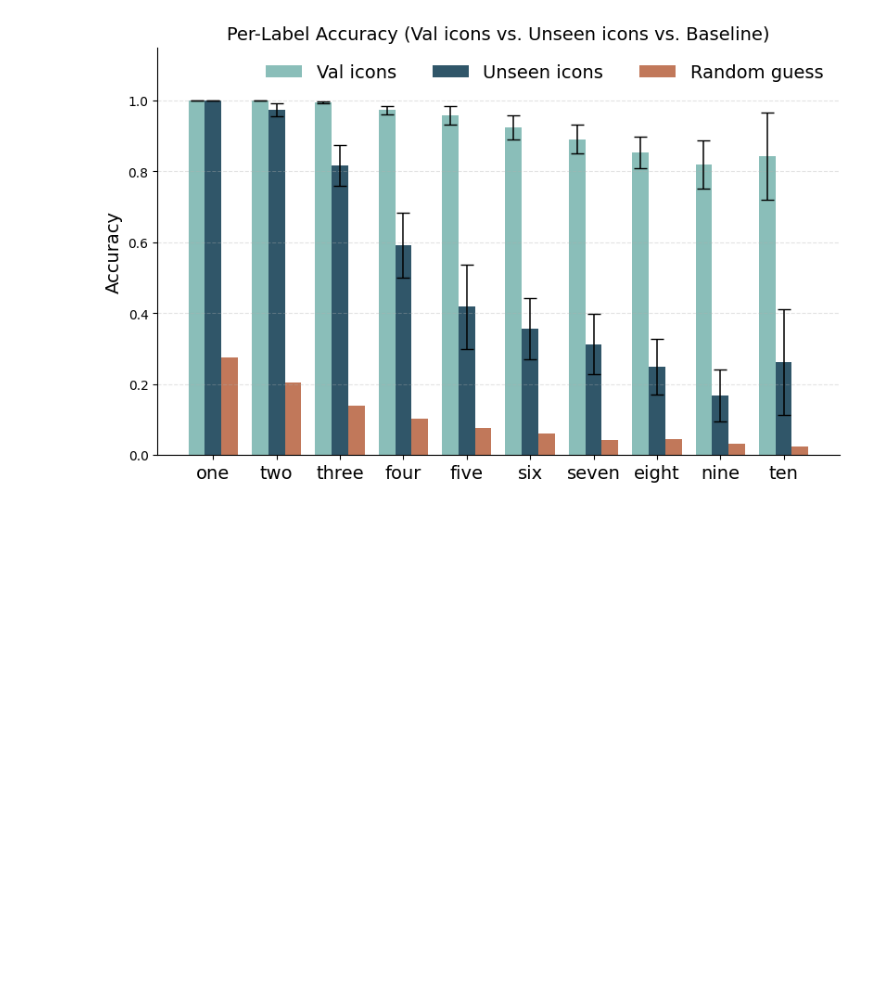
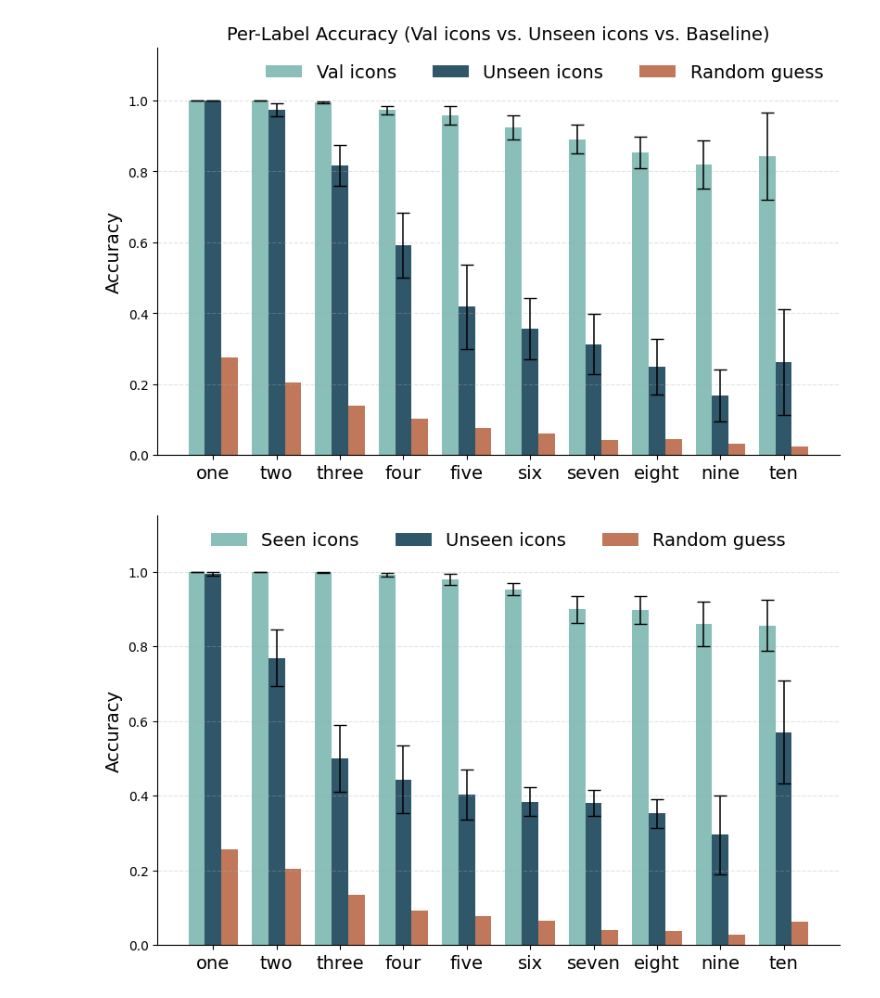
Before and after one commit to XuanjieLiu/S3Plus, a Jupyter notebook: LM_align/plots/plot_eval_results.ipynb, the cells around one changed output. Cells and saved outputs as stored; diff of their text form; code cells hidden in the pictures; blank space fills up the shorter version.

```diff
--- a/LM_align/plots/plot_eval_results.ipynb
+++ b/LM_align/plots/plot_eval_results.ipynb
@@ -200,7 +200,7 @@ def plot_val_ood_baseline(json_path: str,
     # ax.set_title(title, fontsize=font_size)
     ax.grid(axis='y', linestyle='--', alpha=0.35)
     for s in ("top", "right"): ax.spines[s].set_visible(False)
-    ax.legend(frameon=False, ncols=3, fontsize=font_size)
+    ax.legend(frameon=False, ncols=3, fontsize=font_size, loc='upper center', bbox_to_anchor=(0.5, 1.0))
 
     # # 只在 OOD 与 Baseline 柱顶加标注，避免过挤；按需可给 Val 也加
     # for rect, m, s in zip(b_ood, ood_mean, ood_std):
@@ -224,3 +224,7 @@ def plot_val_ood_baseline(json_path: str,
 plot_val_ood_baseline(r"D:\Projects\Gus Xia\S3Plus\LM_align\exp\2025.9.05_10codes\eval_results.json")
 # %% [output]
 [figure]
+# %%
+plot_val_ood_baseline(r"/home/xuanjie.liu/Projects/S3Plus/LM_align/exp/2026.1.17_10codes_iconic/eval_results.json")
+# %% [output]
+[figure, added]
```
Also changed, not shown: 2 other files.
